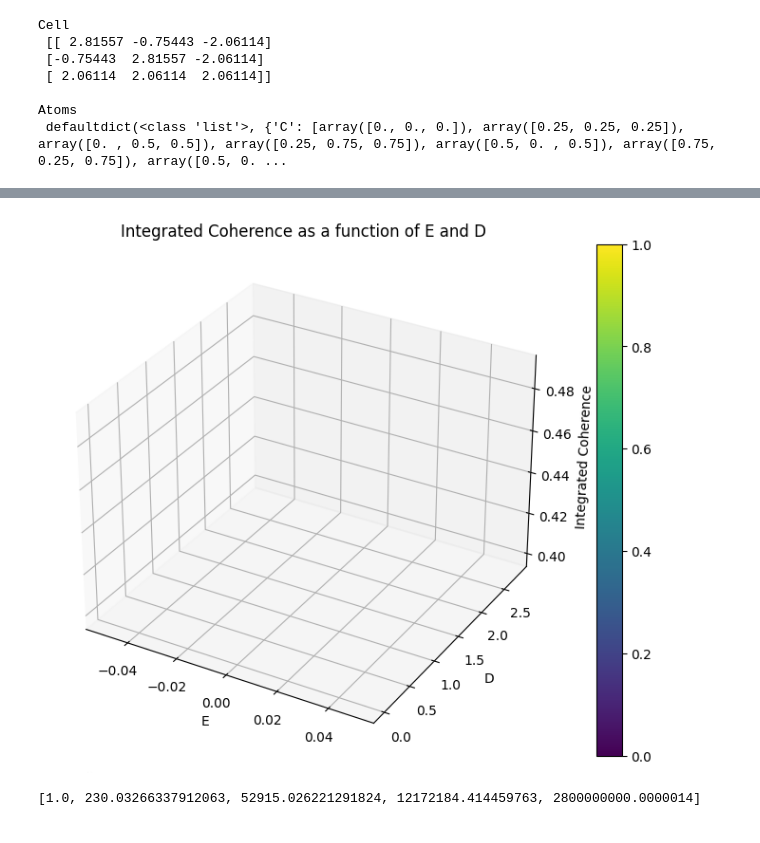
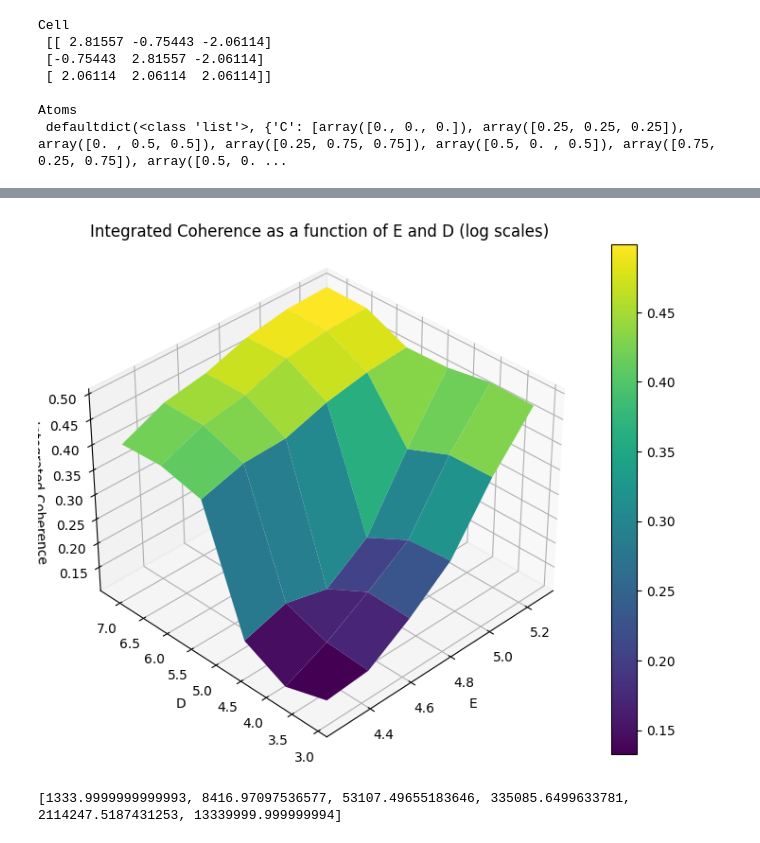
Before and after one commit to aoneillmark/Capstone, a Jupyter notebook: Different Ds and Es for NV centre in diamond copy 3.ipynb, the cells around one changed output, grey strips where cells are left out. Saved outputs shown, nothing was run; the diff lists cells and outputs as text; code cells hidden in the pictures.

```diff
--- a/Different Ds and Es for NV centre in diamond copy 3.ipynb
+++ b/Different Ds and Es for NV centre in diamond copy 3.ipynb
@@ -64,11 +64,13 @@ Atoms
 # ZFS Parametters of NV center in diamond
 #############################################
 # ZFS D parameter
-start = 1
-stop = 2.8e9
+# start = 1
+# stop = 2.8e9
+start = 1.334 * 1e3
+stop = 1.334 * 1e7
 # start = 1e-20
 # stop = 1e-19
-num = 11
+num = 2
 
 D_list = np.logspace(np.log10(start), np.log10(stop), num=num) # in kHz
 
@@ -81,8 +83,8 @@ D_list = np.logspace(np.log10(start), np.log10(stop), num=num) # in kHz
 print("D_list: ", D_list)
 #############################################
 # ZFS E parameter
-E_start = 1
-E_stop =( 1.8e3 * 0.01379 )
+E_start = 18409
+E_stop = 184092
 E_num = 2
 E_list = np.logspace(np.log10(E_start), np.log10(E_stop), num=E_num)
 # E_list = np.linspace(E_start, E_stop, num=E_num)
@@ -107,7 +109,7 @@ n = 0
 
 ##########################################################################################
 # Mag. Field (Bx By Bz)
-b = np.array([0,0, 1])  # in G
+b = np.array([0,0, 0])  # in G
 ##########################################################################################
 
 
@@ -126,6 +128,7 @@ for idx, D in enumerate(D_list):
         # Setting the Simulator object
         ### Setting the runner engine
         calc = pc.Simulator(spin=nv, bath=atoms,
+                            D=D, E=E,
                             r_bath=r_bath, r_dipole=r_dipole, order=order)
         # print(calc)
         # Taking advantage of subclassing np.ndarray we can change in situ the quadrupole tensor of the Nitrogen nuclear spin.
@@ -145,8 +148,9 @@ for idx, D in enumerate(D_list):
 
 
         # Calculate coherence function
-        l_generatilze = calc.compute(time_space, magnetic_field=b,
-                                    pulses=pulse_sequence,
+        l_generatilze = calc.compute(time_space,
+                                    #  magnetic_field=b,
+                                    # pulses=pulse_sequence,
                                     method='gcce', quantity='coherence',
                                     nbstates=5, seed=seed,
                                     parallel=True,
@@ -595,30 +576,38 @@ No artists with labels found to put in legend.  Note that artists whose label st
 # %%
 # Extract unique D and E values
 unique_D_values = sorted(set([key[0] for key in coherence_dict.keys()]))
 unique_E_values = sorted(set([key[1] for key in coherence_dict.keys()]))
 
 # Create meshgrid for E and D
 E, D = np.meshgrid(unique_E_values, unique_D_values)
 
+# Transform values to logarithmic scale
+log_unique_D_values = np.log10(unique_D_values)
+log_unique_E_values = np.log10(unique_E_values)
+
+# Create meshgrid for log(E) and log(D)
+logE, logD = np.meshgrid(log_unique_E_values, log_unique_D_values)
+
 # Calculate integrated coherence for each E, D pair
 Z = np.array([[integrate(time_space, coherence_dict[(d, e)]) for e in unique_E_values] for d in unique_D_values])
 
 # Plotting
 fig = plt.figure(figsize=(10, 7))
 ax = fig.add_subplot(111, projection='3d')
 
-surf = ax.plot_surface(E, D, Z, cmap='viridis')
+surf = ax.plot_surface(logE, logD, Z, cmap='viridis')
 fig.colorbar(surf)
 
 ax.set_xlabel('E')
 ax.set_ylabel('D')
 ax.set_zlabel('Integrated Coherence')
-ax.set_title('Integrated Coherence as a function of E and D')
+ax.set_title('Integrated Coherence as a function of E and D (log scales)')
+ax.view_init(elev=35, azim=-135)
 
 plt.show()
 # %% [output]
-[figure, old version]
+[figure, new version]
 # %%
 print(unique_D_values)
 # %% [output]
-[1.0, 230.03266337912063, 52915.026221291824, 12172184.414459763, 2800000000.0000014]
+[1333.9999999999993, 8416.97097536577, 53107.49655183646, 335085.6499633781, 2114247.5187431253, 13339999.999999994]
```
Also changed, not shown: parts of 11 cells of this notebook, 2 other files.
